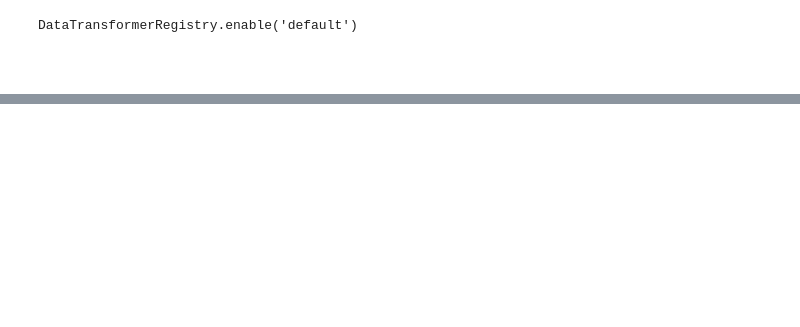
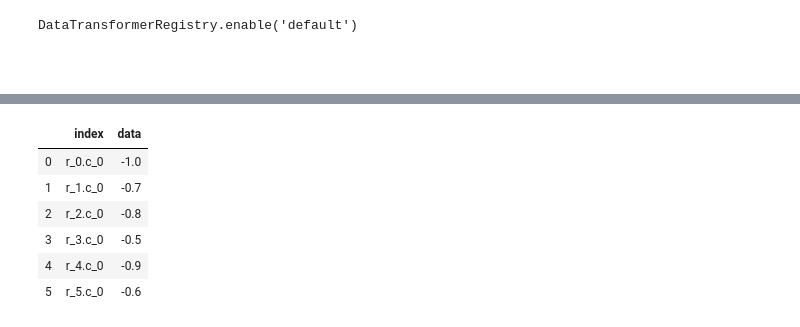
Before and after one commit to bayesways/smc2, a Jupyter notebook: src/2.1 MCMC with pseudomarginal - 1 factor model.ipynb, the cells around one changed output, grey strips where cells are left out. Drawn from its saved outputs; the diff is of its cells as text; code cells hidden in the pictures; blank space fills up the shorter version.

```diff
--- a/src/2.1 MCMC with pseudomarginal - 1 factor model.ipynb
+++ b/src/2.1 MCMC with pseudomarginal - 1 factor model.ipynb
@@ -37,0 +101,17 @@ plot_density(df, height=100)
+# %%
+data = load_obj('data', log_dir)
+# %%
+dd = pd.DataFrame(-data.raw_data['beta'], columns=['data'])
+dd['col'] = 0
+dd['row'] = np.arange(6)
+dd['index'] = 'r_' + dd.row.astype(str)+'.c_'+dd.col.astype(str)
+dd = dd.loc[:,['index', 'data']]
+dd
+# %% [output]
+|  | index | data |
+| 0 | r_0.c_0 | -1.0 |
+| 1 | r_1.c_0 | -0.7 |
+| 2 | r_2.c_0 | -0.8 |
+| 3 | r_3.c_0 | -0.5 |
+| 4 | r_4.c_0 | -0.9 |
+| 5 | r_5.c_0 | -0.6 |
```
Also changed, not shown: parts of 14 cells of this notebook, 5 other files.
